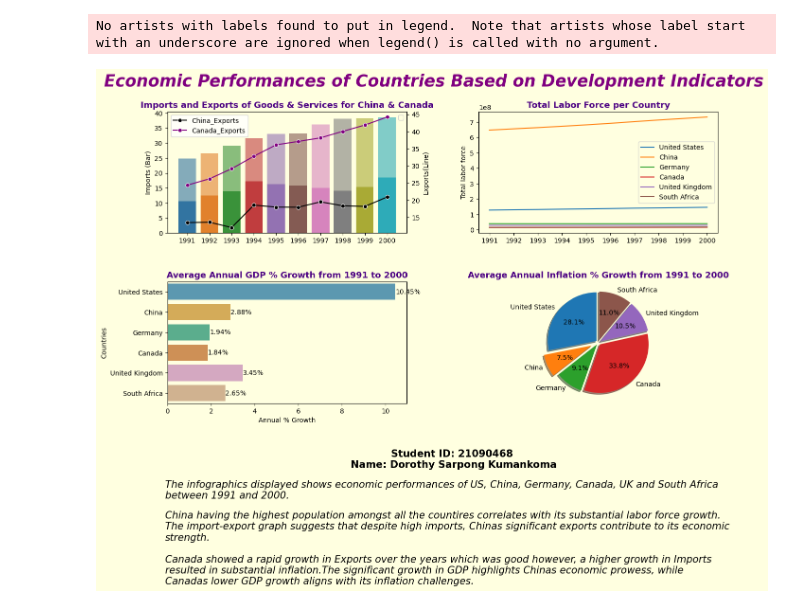
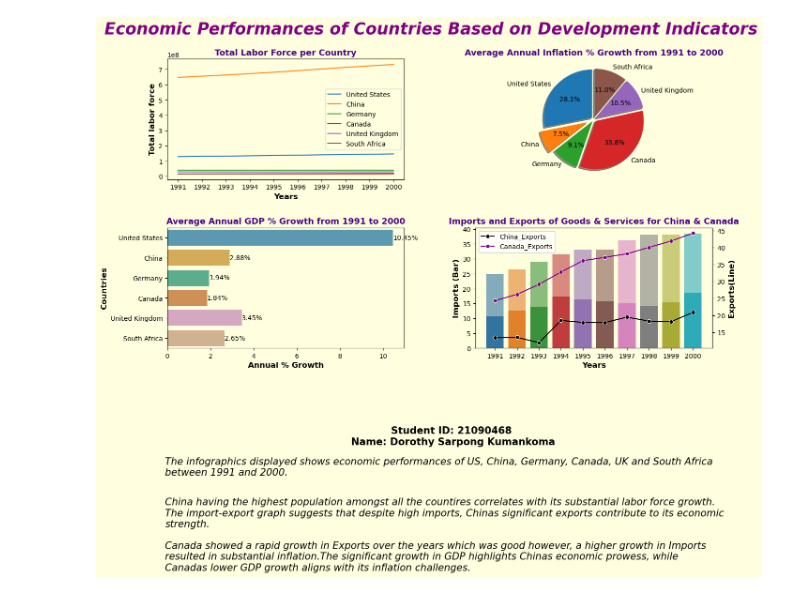
Before and after one commit to 01DorSarpong/Economic_Indicators_Infographics, a Jupyter notebook: Jupyter_V1.ipynb, the cells around one changed output. Cells and saved outputs as stored; diff of their text form; code cells hidden in the pictures.

```diff
--- a/Jupyter_V1.ipynb
+++ b/Jupyter_V1.ipynb
@@ -65,71 +65,69 @@ plt.subplots_adjust(hspace=0.3)
 fig.suptitle('Economic Performances of Countries Based on Development Indicators',
              fontsize=25, fontweight='bold', color='purple', fontstyle='italic')
 
-# Subplot 1: Bar and Line plot for Imports and Exports of China
-sns.barplot(y=imports['China'], x=years, alpha=1,
-            ax=axes[0, 0])
-sns.barplot(y=imports['Canada'], x=years, alpha=0.6,
-            ax=axes[0, 0])
-axes[0, 0].set_ylabel('Imports (Bar)')
-axes2 = axes[0, 0].twinx()
-sns.lineplot(y=exports['China'], x=years, ax=axes2, marker='o', label='China_Exports',
-             color='black')
-sns.lineplot(y=exports['Canada'], x=years, ax=axes2, marker='o', label='Canada_Exports',
-             color='purple')
-axes[0,0].legend(facecolor='lightyellow')
-axes2.set_ylabel('Exports(Line)')
-axes[0, 0].set_title('Imports and Exports of Goods & Services for China & Canada',
+# Subplot 1: Line plot showing Total Labor Force for all countries
+axes[0, 0].set_title('Total Labor Force per Country',fontsize=13, fontweight='bold', color='indigo')
+for country in countries:
+    sns.lineplot(x=years, y=df2['Labor force, total'][country], ax=axes[0, 0],label=country)
+axes[0, 0].legend(facecolor='lightyellow')
+axes[0, 0].set_ylabel('Total labor force', fontsize=12,  fontweight='bold')
+axes[0, 0].set_xlabel('Years', fontsize=12,  fontweight='bold')
+axes[0, 0].set(facecolor='lightyellow')
+
+# Subplot 2: Pie chart for Average Annual Inflation Growth
+explode = [0.15 if country == 'China' else 0.05 for country in countries]
+axes[0, 1].pie(avg_inflation, labels=countries, autopct='%1.1f%%', startangle=90,
+               shadow=True, explode=explode)
+axes[0, 1].set_title('Average Annual Inflation % Growth from 1991 to 2000',
                      fontsize=13, fontweight='bold', color='indigo')
-axes[0,0].set(facecolor='lightyellow')
-
-
-
-# Subplot 2: Line plot showing Total Labor Force for all countries
-axes[0, 1].set_title('Total Labor Force per Country',fontsize=13, fontweight='bold', color='indigo')
-for country in countries:
-    sns.lineplot(x=years, y=df2['Labor force, total'][country], ax=axes[0, 1],label=country)
-axes[0, 1].legend(facecolor='lightyellow')
-axes[0, 1].set_ylabel('Total labor force')
-axes[0,1].set(facecolor='lightyellow')
 
 # Subplot 3: Bar plot for Average Annual GDP Growth
 sns.barplot(x=avg_gdp, y=countries, ax=axes[1, 0], alpha=0.7, palette='colorblind')
 axes[1, 0].set_title('Average Annual GDP % Growth from 1991 to 2000',
                      fontsize=13, fontweight='bold', color='indigo')
-axes[1, 0].set_ylabel('Countries')
-axes[1, 0].set_xlabel('Annual % Growth')
+axes[1, 0].set_ylabel('Countries', fontsize=12,  fontweight='bold')
+axes[1, 0].set_xlabel('Annual % Growth', fontsize=12,  fontweight='bold')
 
 # Displaying values on the bar plot
 for idx, value in enumerate(avg_gdp):
     axes[1, 0].text(value, idx, f'{value:.2f}%', va='center', ha='left', fontsize=10)
-axes[1,0].set(facecolor='lightyellow')
+axes[1, 0].set(facecolor='lightyellow')
 
-# Subplot 4: Pie chart for Average Annual Inflation Growth
-axes[1, 1].set_title('Average Annual Inflation % Growth from 1991 to 2000',
+# Subplot 4: Bar and Line plot for Imports and Exports of China
+sns.barplot(y=imports['China'], x=years, alpha=1,
+            ax=axes[1, 1])
+sns.barplot(y=imports['Canada'], x=years, alpha=0.6,
+            ax=axes[1, 1])
+axes[1, 1].set_ylabel('Imports (Bar)', fontsize=12,  fontweight='bold')
+axes[1, 1].set_xlabel('Years', fontsize=12,  fontweight='bold')
+axes2 = axes[1, 1].twinx()
+sns.lineplot(y=exports['China'], x=years, ax=axes2, marker='o', label='China_Exports',
+             color='black')
+sns.lineplot(y=exports['Canada'], x=years, ax=axes2, marker='o', label='Canada_Exports',
+             color='purple')
+axes2.set_ylabel('Exports(Line)', fontsize=12,  fontweight='bold')
+axes[1, 1].set_title('Imports and Exports of Goods & Services for China & Canada',
                      fontsize=13, fontweight='bold', color='indigo')
-explode = [0.15 if country == 'China' else 0.05 for country in countries]
-axes[1, 1].pie(avg_inflation, labels=countries, autopct='%1.1f%%', startangle=90, shadow=True, explode=explode)
+axes[1, 1].set(facecolor='lightyellow')
 
 # Adjust layout
 plt.tight_layout(rect=[0,0,1,0.8])
-plt.text(12,-58,
+plt.text(-1.9,-18,
 'Student ID: 21090468 \nName: Dorothy Sarpong Kumankoma', horizontalalignment='center',
  fontsize=15, fontweight='bold')
 
-plt.text(-1,-67,
+plt.text(-15,-27,
 'The infographics displayed shows economic performances of US, China, Germany, '
 'Canada, UK and South Africa\nbetween 1991 and 2000.', fontsize=15, fontstyle='italic')
 
-plt.text(-1,-92,
+plt.text(-15,-55,
 'China having the highest population amongst all the countires correlates with its substantial labor force growth.\n'
 'The import-export graph suggests that despite high imports, Chinas significant exports contribute to its economic \nstrength.'
 '\n\nCanada showed a rapid growth in Exports over the years which was good however, a higher growth in Imports \n'
 'resulted in substantial inflation.'
 'The significant growth in GDP highlights Chinas economic prowess, while \nCanadas lower GDP growth aligns with '
 'its inflation challenges.', fontsize=15, fontstyle='italic')
 
-
 plt.show()
 # %% [output]
-No artists with labels found to put in legend.  Note that artists whose label start with an underscore are ignored when legend() is called with no argument.
-[figure, old version]
+[figure, new version]
```
